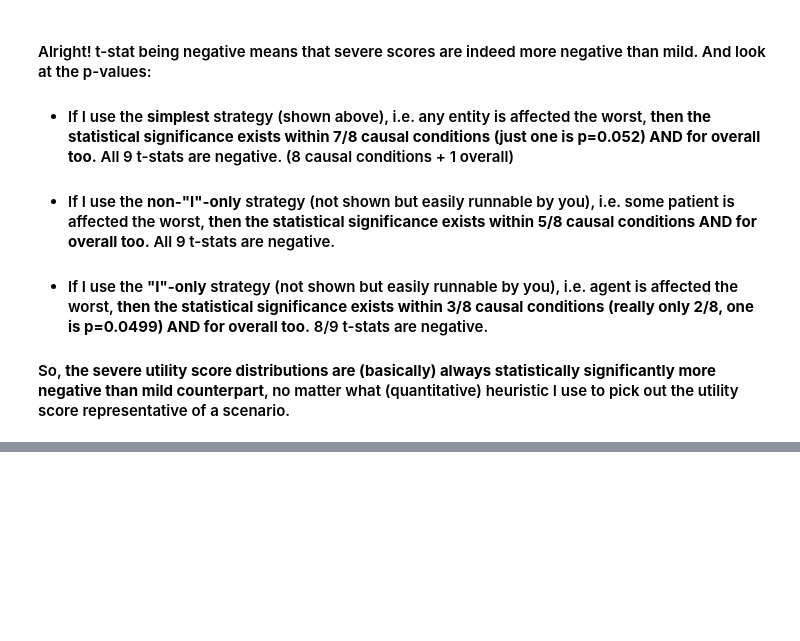
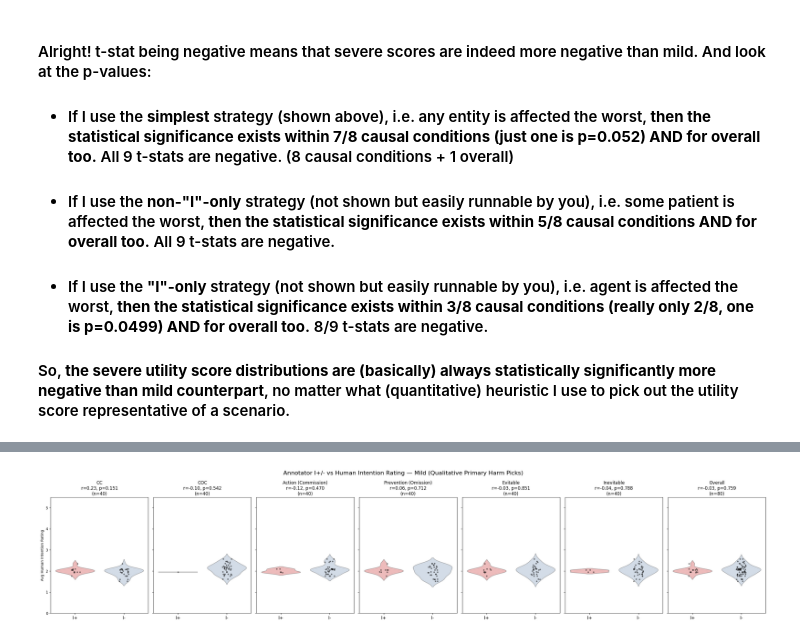
Before and after one commit to AIObjectives/graph_extract, a Jupyter notebook: analysis/franken/analyze_franken_may2026_o1o2.ipynb, the cells around one changed output, grey strips where cells are left out. Saved outputs shown, nothing was run; the diff lists cells and outputs as text; code cells hidden in the pictures; blank space fills up the shorter version.

Commit message:
added human rating analysis to Experiment 5 of Franken notebook (with hand-picked harms); need to do secondary analysis for Experiment 1 (means vs side-effect)

```diff
--- a/analysis/franken/analyze_franken_may2026_o1o2.ipynb
+++ b/analysis/franken/analyze_franken_may2026_o1o2.ipynb
@@ -517,0 +663,20 @@ T-test results comparing utility scores between mild and severe conditions:
+# %%
+# last thing -- bring in the original scenario text into the mild_FRANKEN_compact_df for easier reference. We need to get them from the JSONs in ../../scenarios_inputs/franken/conditions_mild_harm_mild_good/ where we have eight JSON files corresponding to the eight causal conditions (files have the same names as the causal conditions in the mild_FRANKEN_compact_df).
+scenario_texts = {}
+for causal_condition in causal_conditions:
+    with open(f"../../scenarios_inputs/franken/conditions_mild_harm_mild_good/{causal_condition}.json", 'r') as f:
+        scenarios = json.load(f)
+        for scenario in scenarios:
+            scenario_texts[(scenario["id"], causal_condition)] = scenario["text"]
+# now create a new column in mild_FRANKEN_compact_df called "scenario_text" and fill it by matching the SID and causal_condition with the keys in scenario_texts
+mild_FRANKEN_compact_df["scenario_text"] = mild_FRANKEN_compact_df.apply(lambda row: scenario_texts.get((row["SID"], row["causal_condition"]), "N/A"), axis=1)
+# reorder the columns to put scenario_text right after causal_condition for easier reference
+mild_FRANKEN_compact_df = mild_FRANKEN_compact_df[["SID", "intensity", "causal_condition", "scenario_text", "option", "event", "being", "C", "I", "K", "utility", "avg_permissibility_rating", "avg_intention_rating"]]
+# group the rows by causal condition and then SID and thats it:
+mild_FRANKEN_compact_df = mild_FRANKEN_compact_df.groupby(["causal_condition", "SID"]).first().reset_index()
+print("Mild_FRANKEN_compact_df with scenario_text column added:")
+display(HTML(mild_FRANKEN_compact_df[0:2].to_html()))
+print(f"Total number of rows in mild_FRANKEN_compact_df: {len(mild_FRANKEN_compact_df)}")
+
+# save this df into a csv file for easier reference in the future
+mild_FRANKEN_compact_df.to_csv("mild_FRANKEN_compact_df.csv", index=False)
@@ -517,0 +726,67 @@ T-test results comparing utility scores between mild and severe conditions:
+# %%
+primary_harm_picks = pd.read_csv("mild_FRANKEN_primary_harm_df.csv")
+
+# Select the qualitatively picked event row per scenario from mild_FRANKEN_withhuman_df
+selected_rows = []
+for _, pick in primary_harm_picks.iterrows():
+    group = mild_FRANKEN_withhuman_df[
+        (mild_FRANKEN_withhuman_df["SID"] == pick["SID"]) &
+        (mild_FRANKEN_withhuman_df["causal_condition"] == pick["causal_condition"])
+    ].reset_index(drop=True)
+    if pick["picked_event_idx"] < len(group):
+        selected_rows.append(group.iloc[int(pick["picked_event_idx"])])
+
+qualitative_scenario_df = pd.DataFrame(selected_rows).reset_index(drop=True)
+qualitative_scenario_df["I_binary"] = qualitative_scenario_df["I"].map({"+": 1, "-": 0})
+qualitative_scenario_df["I_label"] = qualitative_scenario_df["I"].map({"+": "I+", "-": "I-"})
+
+print(f"Qualitative pick DF: {len(qualitative_scenario_df)} rows | "
+      f"I+: {(qualitative_scenario_df['I'] == '+').sum()}, I-: {(qualitative_scenario_df['I'] == '-').sum()}")
+
+# --- Correlation analysis ---
+groups = {
+    "CC": qualitative_scenario_df[qualitative_scenario_df["causal_condition"].str.startswith("cc")],
+    "COC": qualitative_scenario_df[qualitative_scenario_df["causal_condition"].str.startswith("coc")],
+    "Action (Commission)": qualitative_scenario_df[qualitative_scenario_df["causal_condition"].str.contains("action_yes")],
+    "Prevention (Omission)": qualitative_scenario_df[qualitative_scenario_df["causal_condition"].str.contains("prevention_no")],
+    "Evitable": qualitative_scenario_df[qualitative_scenario_df["causal_condition"].str.contains("_evitable_")],
+    "Inevitable": qualitative_scenario_df[qualitative_scenario_df["causal_condition"].str.contains("_inevitable_")],
+    "Overall": qualitative_scenario_df,
+}
+
+correlation_results_qualitative = {}
+for group_name, group_df in groups.items():
+    group_df = group_df.dropna(subset=["avg_intention_rating"])
+    r, p = pointbiserialr(group_df["I_binary"], group_df["avg_intention_rating"])
+    correlation_results_qualitative[group_name] = {
+        "r_I_intention (point-biserial)": round(float(r), 4),
+        "p_I_intention": float(p),
+        "n_scenarios": len(group_df)
+    }
+
+print("\nCorrelation results — qualitative primary harm picks:")
+pprint.pprint(correlation_results_qualitative)
+
+# --- Visualization (same violin + strip style as Exp 5 Visualization A) ---
+fig, axs = plt.subplots(1, 7, figsize=(28, 6), sharey=True)
+palette = {"I+": "lightcoral", "I-": "lightsteelblue"}
+
+for ax, (group_name, group_df) in zip(axs, groups.items()):
+    group_df = group_df.dropna(subset=["avg_intention_rating"]).copy()
+    r, p = pointbiserialr(group_df["I_binary"], group_df["avg_intention_rating"])
+
+    sns.violinplot(data=group_df, x="I_label", y="avg_intention_rating",
+                   palette=palette, hue="I_label", order=["I+", "I-"], inner=None, ax=ax, alpha=0.6)
+    sns.stripplot(data=group_df, x="I_label", y="avg_intention_rating",
+                  order=["I+", "I-"], color="black", size=4, jitter=True, ax=ax, alpha=0.5)
+
+    ax.set_title(f"{group_name}\nr={r:.2f}, p={p:.3f}\n(n={len(group_df)})", fontsize=12)
+    ax.set_xlabel("")
+    ax.set_ylabel("Avg Human Intention Rating" if ax is axs[0] else "")
+    ax.set_ylim(0, 5.5)
+    ax.tick_params(axis='x', labelsize=13)
+
+plt.suptitle("Annotator I+/- vs Human Intention Rating — Mild (Qualitative Primary Harm Picks)", fontsize=16)
+plt.tight_layout()
+plt.show()
+# %% [output]
@@ -517,0 +810 @@ T-test results comparing utility scores between mild and severe conditions:
+[figure, added]
```
Also changed, not shown: parts of 17 cells of this notebook, 9 other files.
